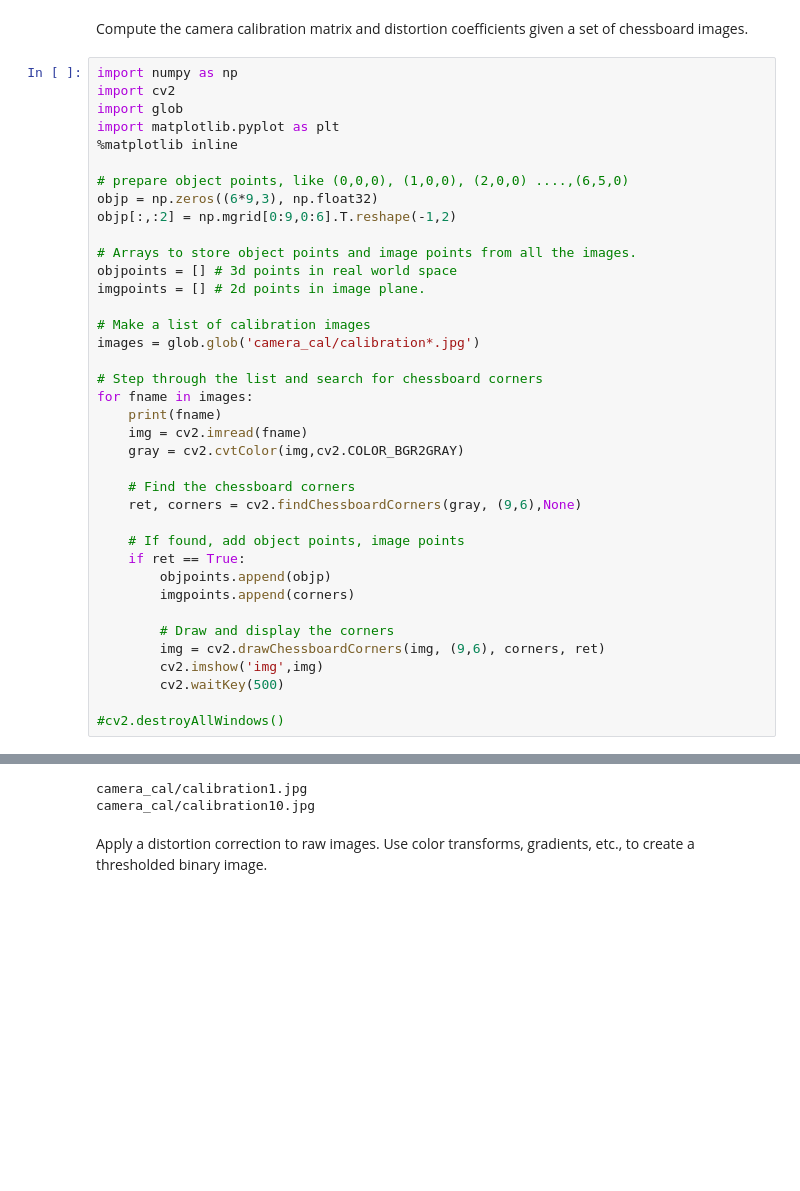
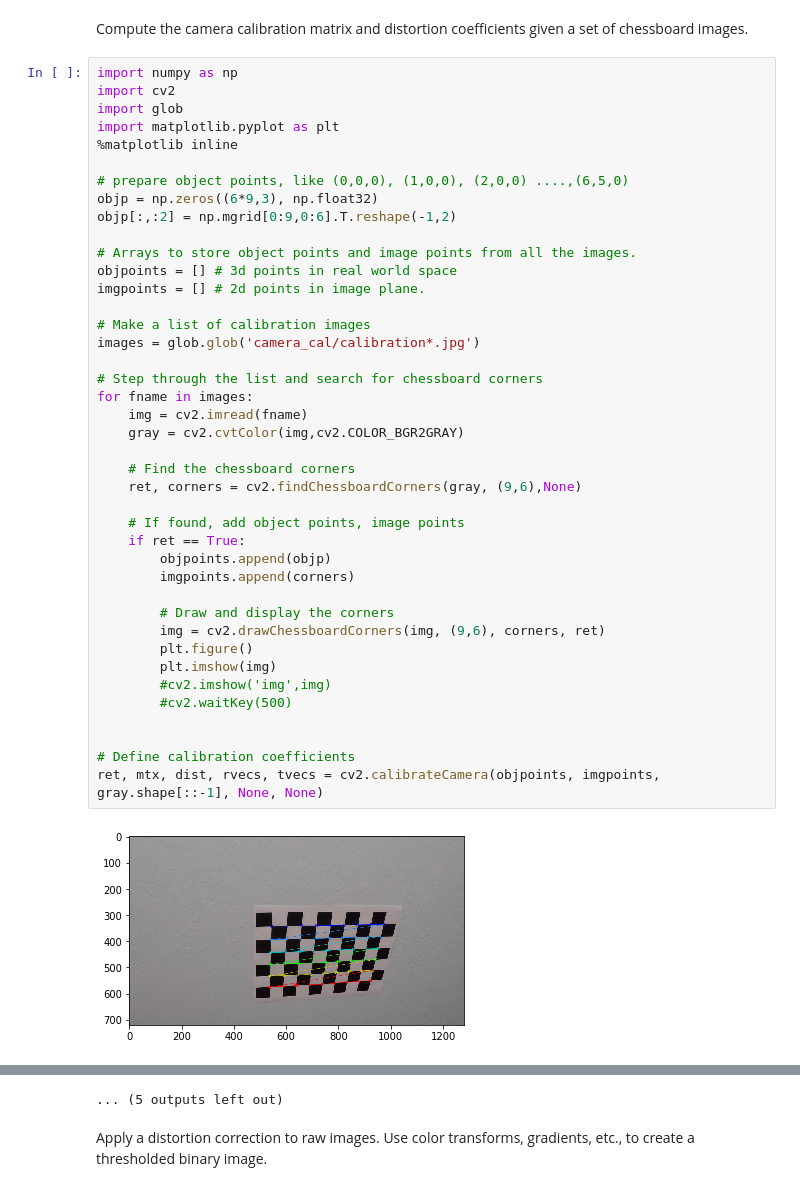
Before and after one commit to charlestytler/CarND-Advanced-Lane-Lines, a Jupyter notebook: advanced_line_finding.ipynb, the cells around one changed output, grey strips where cells are left out. Drawn from its saved outputs; the diff is of its cells as text; blank space fills up the shorter version.

```diff
--- a/advanced_line_finding.ipynb
+++ b/advanced_line_finding.ipynb
@@ -8,34 +8,38 @@ import matplotlib.pyplot as plt
 %matplotlib inline
 
 # prepare object points, like (0,0,0), (1,0,0), (2,0,0) ....,(6,5,0)
 objp = np.zeros((6*9,3), np.float32)
 objp[:,:2] = np.mgrid[0:9,0:6].T.reshape(-1,2)
 
 # Arrays to store object points and image points from all the images.
 objpoints = [] # 3d points in real world space
 imgpoints = [] # 2d points in image plane.
 
 # Make a list of calibration images
 images = glob.glob('camera_cal/calibration*.jpg')
 
 # Step through the list and search for chessboard corners
 for fname in images:
-    print(fname)
     img = cv2.imread(fname)
     gray = cv2.cvtColor(img,cv2.COLOR_BGR2GRAY)
 
     # Find the chessboard corners
     ret, corners = cv2.findChessboardCorners(gray, (9,6),None)
 
     # If found, add object points, image points
     if ret == True:
         objpoints.append(objp)
         imgpoints.append(corners)
 
         # Draw and display the corners
         img = cv2.drawChessboardCorners(img, (9,6), corners, ret)
-        cv2.imshow('img',img)
-        cv2.waitKey(500)
+        plt.figure()
+        plt.imshow(img)
+        #cv2.imshow('img',img)
+        #cv2.waitKey(500)
 
-#cv2.destroyAllWindows()
+
+# Define calibration coefficients
+ret, mtx, dist, rvecs, tvecs = cv2.calibrateCamera(objpoints, imgpoints, gray.shape[::-1], None, None)
 # %% [output]
+[figure, added]
@@ -42,5 +57,4 @@ for fname in images:
-camera_cal/calibration1.jpg
-camera_cal/calibration10.jpg
+... (5 outputs left out)
 # %% [markdown]
 
 Apply a distortion correction to raw images.
```
Also changed, not shown: parts of 3 cells of this notebook.
